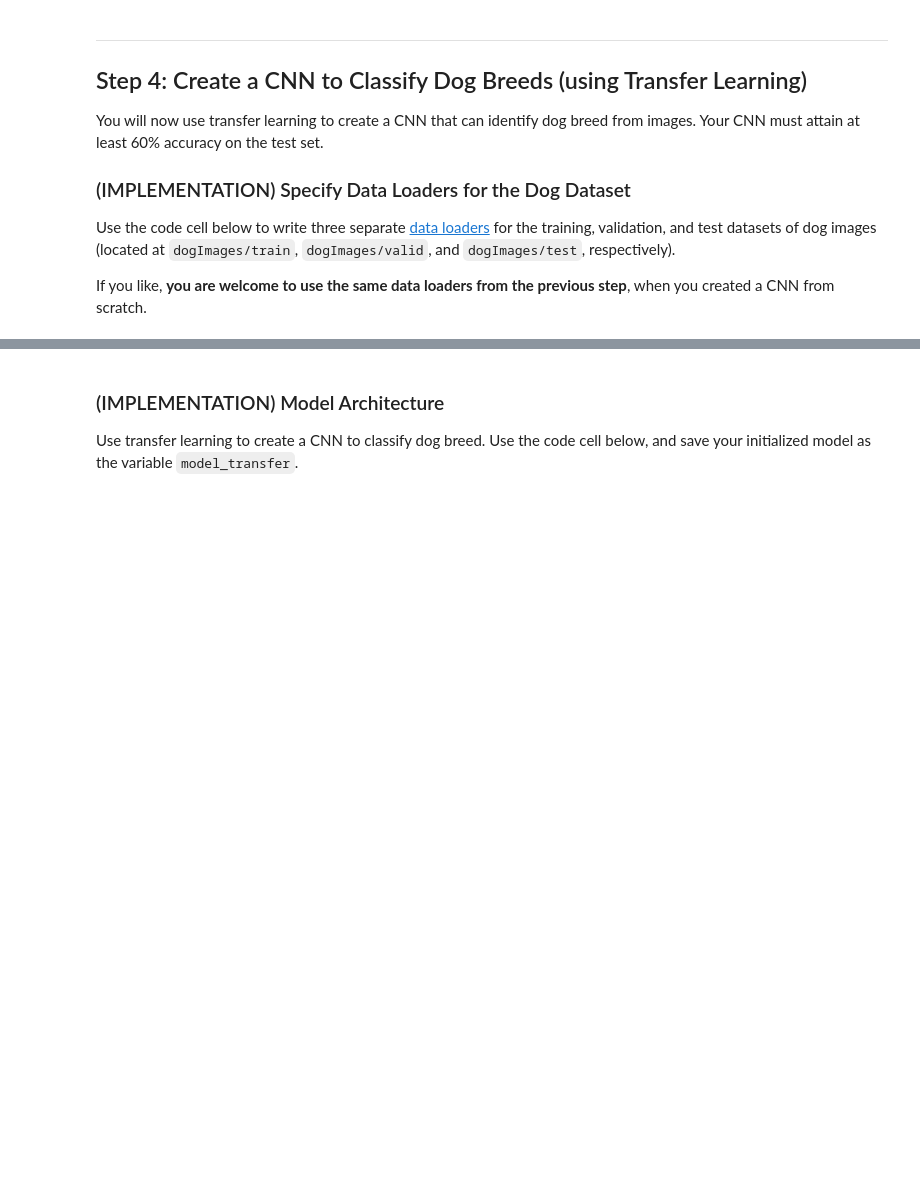
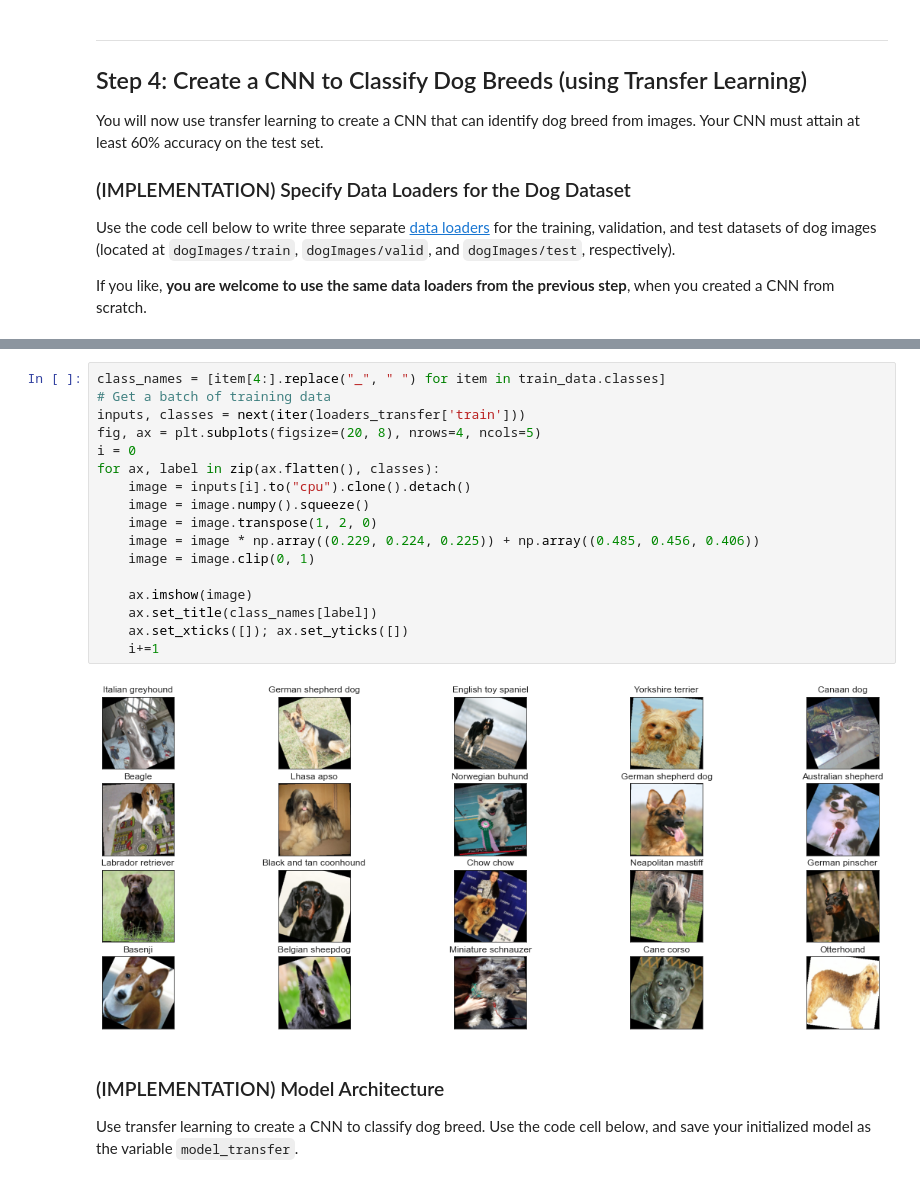
Before and after one commit to ahmed-gharib89/dog-classification, a Jupyter notebook: dog_app.ipynb, the cells around one changed output, grey strips where cells are left out. Cells and saved outputs as stored; diff of their text form; blank space fills up the shorter version.

```diff
--- a/dog_app.ipynb
+++ b/dog_app.ipynb
@@ -640,3 +847,22 @@ If you like, **you are welcome to use the same data loaders from the previous st
+# %%
+class_names = [item[4:].replace("_", " ") for item in train_data.classes]
+# Get a batch of training data
+inputs, classes = next(iter(loaders_transfer['train']))
+fig, ax = plt.subplots(figsize=(20, 8), nrows=4, ncols=5)
+i = 0
+for ax, label in zip(ax.flatten(), classes):
+    image = inputs[i].to("cpu").clone().detach()
+    image = image.numpy().squeeze()
+    image = image.transpose(1, 2, 0)
+    image = image * np.array((0.229, 0.224, 0.225)) + np.array((0.485, 0.456, 0.406))
+    image = image.clip(0, 1)
+
+    ax.imshow(image)
+    ax.set_title(class_names[label])
+    ax.set_xticks([]); ax.set_yticks([])
+    i+=1
+# %% [output]
+[figure, added]
 # %% [markdown]
 ### (IMPLEMENTATION) Model Architecture
 
```
Also changed, not shown: parts of 37 cells of this notebook, 1 other file.
